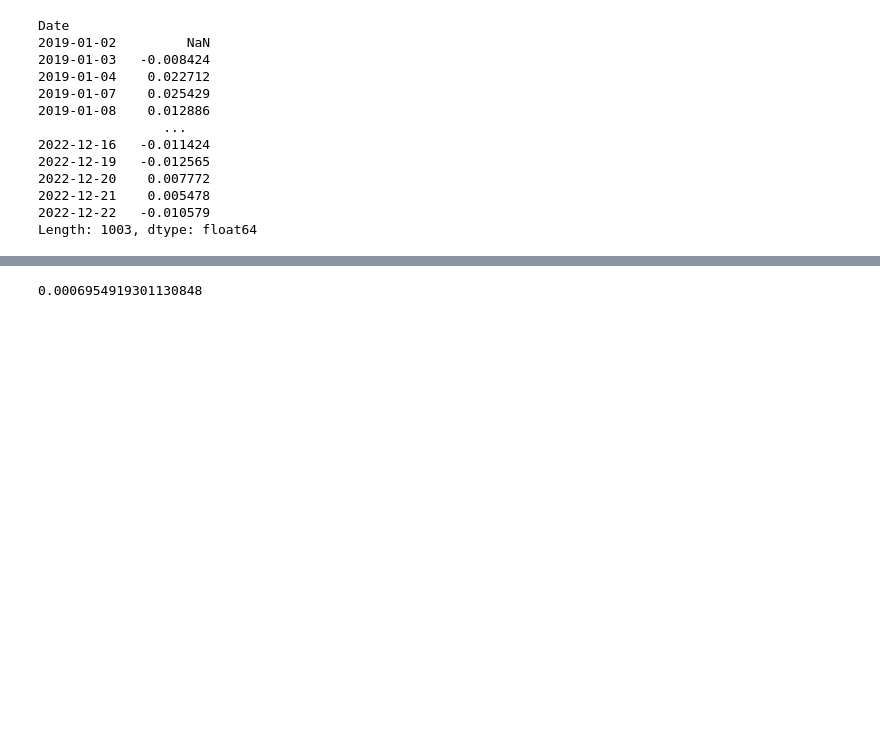
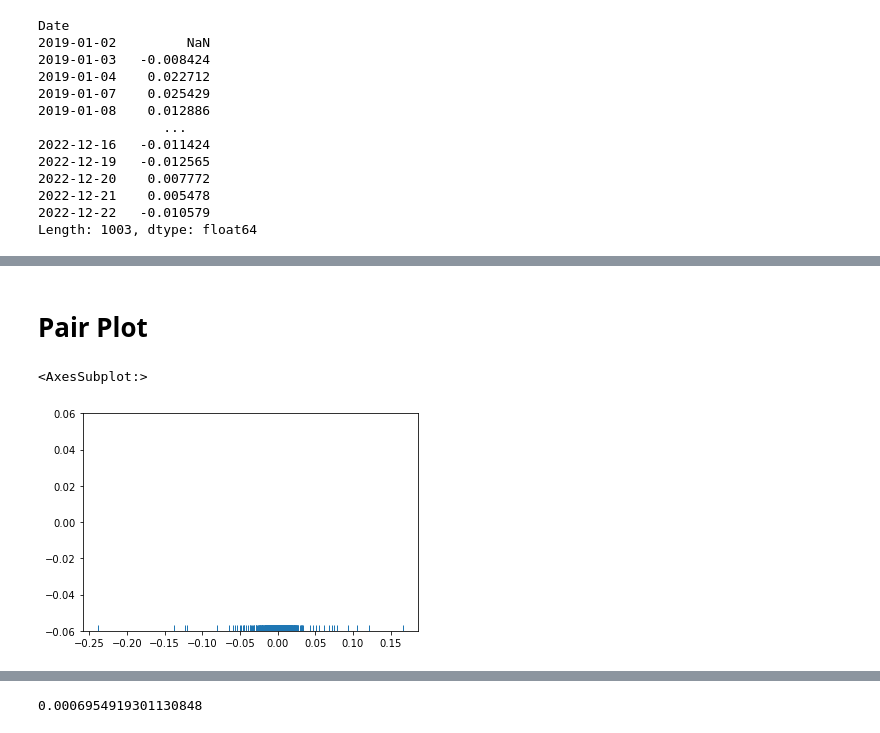
Before and after one commit to NingDin/BackTestPlayGround, a Jupyter notebook: TestOfPortfolioVaR.ipynb, the cells around one changed output, grey strips where cells are left out. Drawn from its saved outputs; the diff is of its cells as text; code cells hidden in the pictures; blank space fills up the shorter version.

```diff
--- a/TestOfPortfolioVaR.ipynb
+++ b/TestOfPortfolioVaR.ipynb
@@ -128,0 +151,7 @@ Length: 1003, dtype: float64
+# %% [markdown]
+# Pair Plot
+# %%
+sns.rugplot(portfolioretunr) # show tendency ?
+# %% [output]
+<AxesSubplot:>
+[figure, added]
```
Also changed, not shown: parts of 6 cells of this notebook.
